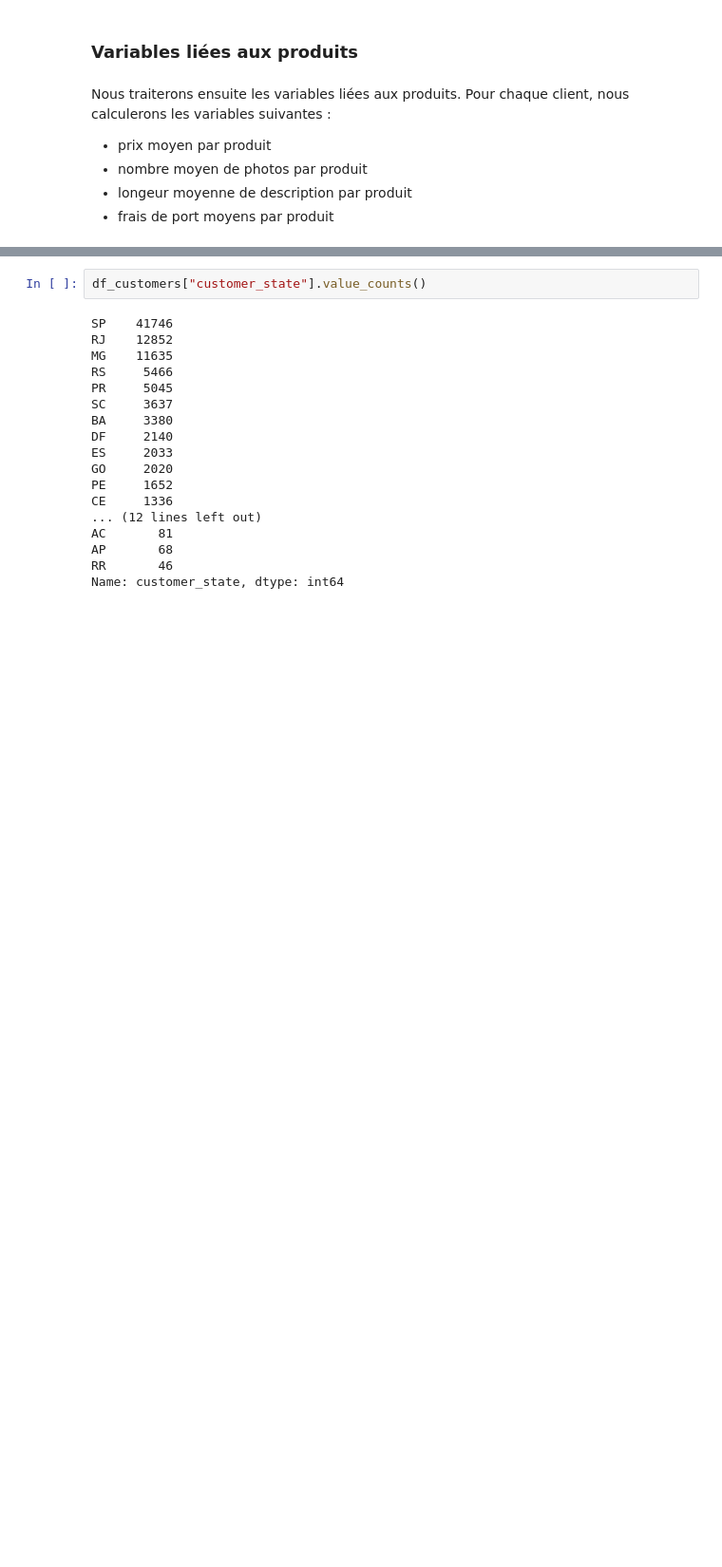
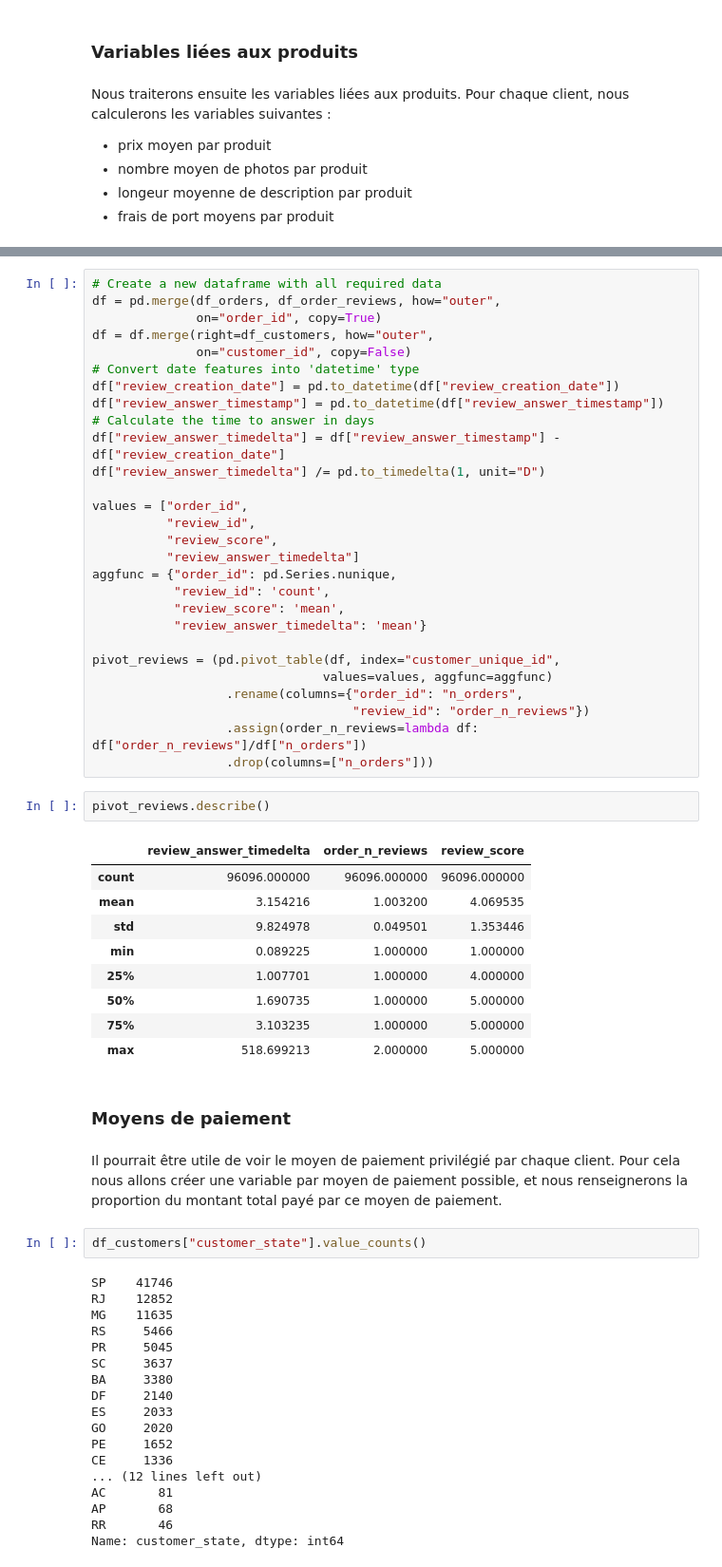
Before and after one commit to Pierre-Eloi/OC_DS_Project5, a Jupyter notebook: Project5_Data_Wrangling.ipynb, the cells around one changed output, grey strips where cells are left out. Shown at 95% size. Saved outputs shown, nothing was run; the diff lists cells and outputs as text; blank space fills up the shorter version.

```diff
--- a/Project5_Data_Wrangling.ipynb
+++ b/Project5_Data_Wrangling.ipynb
@@ -266,3 +336,47 @@ Nous traiterons ensuite les variables liées aux produits. Pour chaque client, n
+# %%
+# Create a new dataframe with all required data
+df = pd.merge(df_orders, df_order_reviews, how="outer",
+              on="order_id", copy=True)
+df = df.merge(right=df_customers, how="outer",
+              on="customer_id", copy=False)
+# Convert date features into 'datetime' type
+df["review_creation_date"] = pd.to_datetime(df["review_creation_date"])
+df["review_answer_timestamp"] = pd.to_datetime(df["review_answer_timestamp"])
+# Calculate the time to answer in days
+df["review_answer_timedelta"] = df["review_answer_timestamp"] - df["review_creation_date"]
+df["review_answer_timedelta"] /= pd.to_timedelta(1, unit="D")
+
+values = ["order_id",
+          "review_id",
+          "review_score",
+          "review_answer_timedelta"]
+aggfunc = {"order_id": pd.Series.nunique,
+           "review_id": 'count',
+           "review_score": 'mean',
+           "review_answer_timedelta": 'mean'}
+
+pivot_reviews = (pd.pivot_table(df, index="customer_unique_id",
+                               values=values, aggfunc=aggfunc)
+                  .rename(columns={"order_id": "n_orders",
+                                   "review_id": "order_n_reviews"})
+                  .assign(order_n_reviews=lambda df: df["order_n_reviews"]/df["n_orders"])
+                  .drop(columns=["n_orders"]))
+# %%
+pivot_reviews.describe()
+# %% [output]
+|  | review_answer_timedelta | order_n_reviews | review_score |
+| count | 96096.000000 | 96096.000000 | 96096.000000 |
+| mean | 3.154216 | 1.003200 | 4.069535 |
+| std | 9.824978 | 0.049501 | 1.353446 |
+| min | 0.089225 | 1.000000 | 1.000000 |
+| 25% | 1.007701 | 1.000000 | 4.000000 |
+| 50% | 1.690735 | 1.000000 | 5.000000 |
+| 75% | 3.103235 | 1.000000 | 5.000000 |
+| max | 518.699213 | 2.000000 | 5.000000 |
+# %% [markdown]
+### Moyens de paiement
+# %% [markdown]
+Il pourrait être utile de voir le moyen de paiement privilégié par chaque client. Pour cela nous allons créer une variable par moyen de paiement possible, et nous renseignerons la proportion du montant total payé par ce moyen de paiement.
 # %%
 df_customers["customer_state"].value_counts()
 # %% [output]
```
Also changed, not shown: parts of 16 cells of this notebook.
